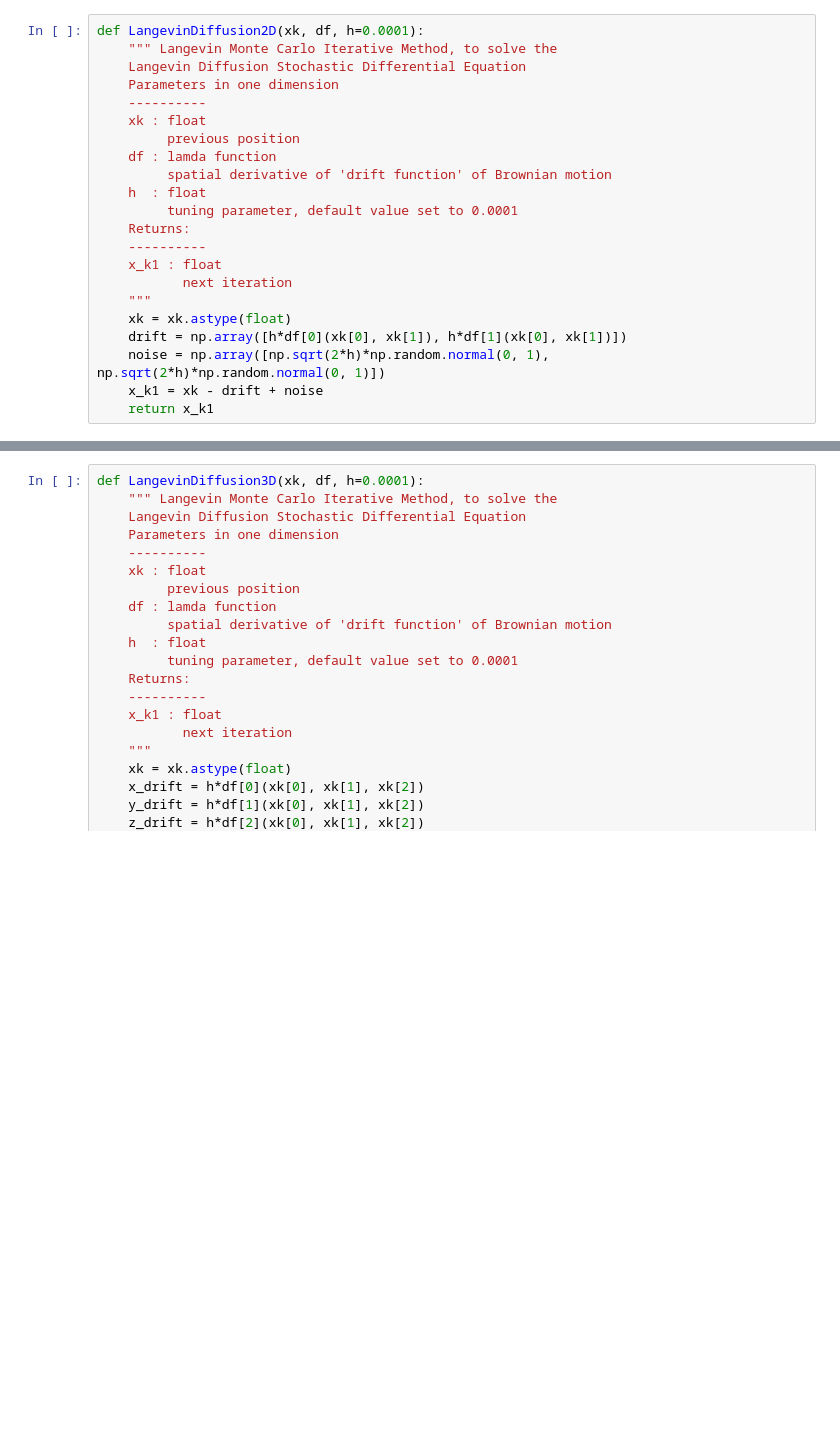
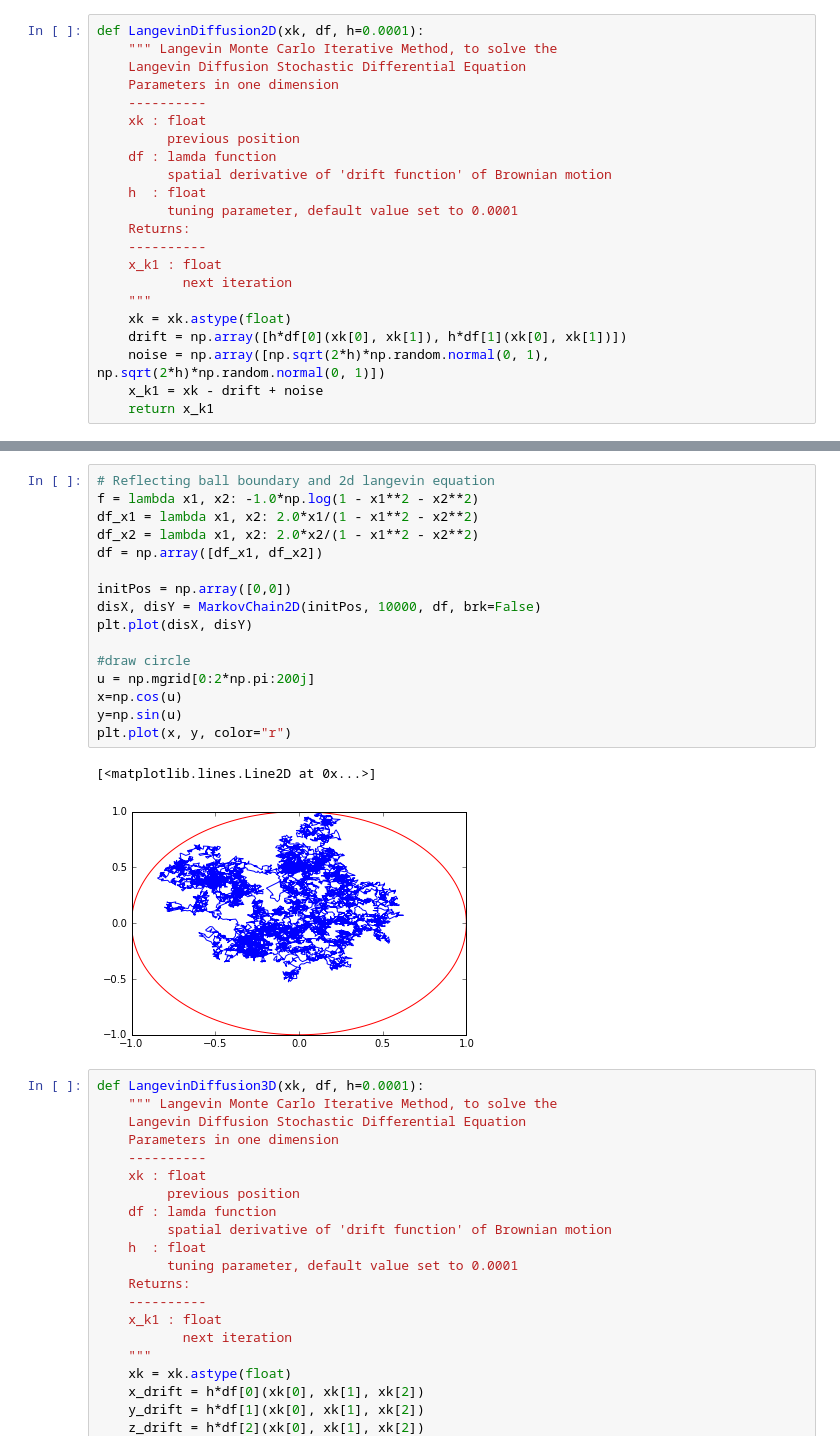
Before and after one commit to nishalad95/Langevin-MC-Markov-Model, a Jupyter notebook: Langevin Monte Carlo Test.ipynb, the cells around one changed output, grey strips where cells are left out. Cells and saved outputs as stored; diff of their text form; blank space fills up the shorter version.

```diff
--- a/Langevin Monte Carlo Test.ipynb
+++ b/Langevin Monte Carlo Test.ipynb
@@ -168,3 +174,22 @@ plt.plot(x, y, color="r")
+# %%
+# Reflecting ball boundary and 2d langevin equation
+f = lambda x1, x2: -1.0*np.log(1 - x1**2 - x2**2)
+df_x1 = lambda x1, x2: 2.0*x1/(1 - x1**2 - x2**2)
+df_x2 = lambda x1, x2: 2.0*x2/(1 - x1**2 - x2**2)
+df = np.array([df_x1, df_x2])
+
+initPos = np.array([0,0])
+disX, disY = MarkovChain2D(initPos, 10000, df, brk=False)
+plt.plot(disX, disY)
+
+#draw circle
+u = np.mgrid[0:2*np.pi:200j]
+x=np.cos(u)
+y=np.sin(u)
+plt.plot(x, y, color="r")
+# %% [output]
+[<matplotlib.lines.Line2D at 0x...>]
+[figure, added]
 # %%
 def LangevinDiffusion3D(xk, df, h=0.0001):
     """ Langevin Monte Carlo Iterative Method, to solve the
```
Also changed, not shown: parts of 10 cells of this notebook.
